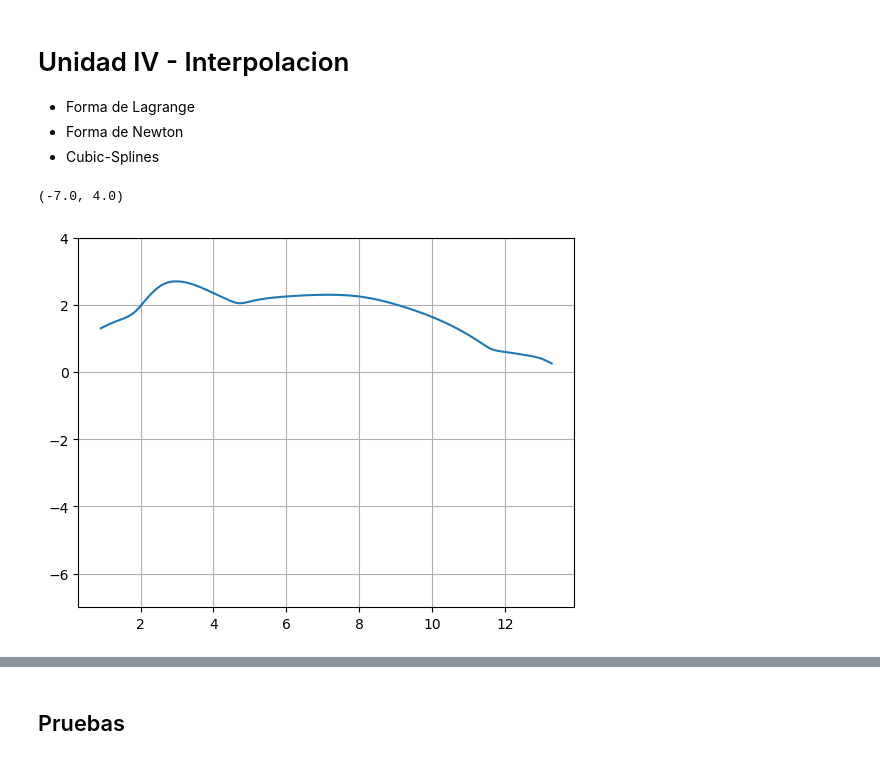
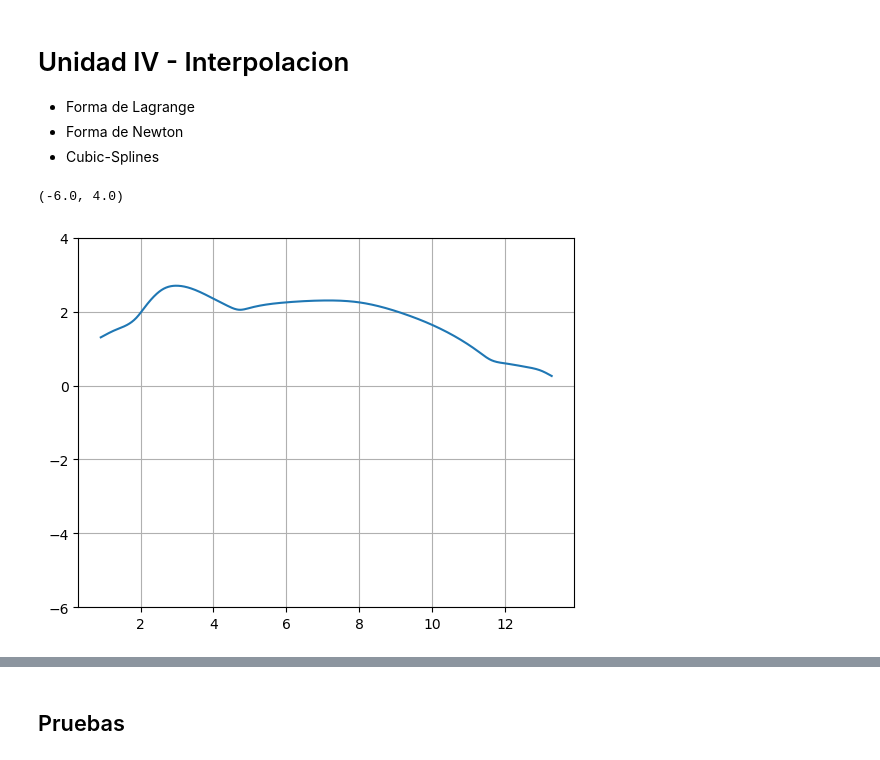
Before and after one commit to Benjafag/2do-parcial-metodos, a Jupyter notebook: Implementaciones.ipynb, the cells around one changed output, grey strips where cells are left out. Saved outputs shown, nothing was run; the diff lists cells and outputs as text; code cells hidden in the pictures.

```diff
--- a/Implementaciones.ipynb
+++ b/Implementaciones.ipynb
@@ -283,13 +305,14 @@ def polinomio_newton(a,x):
 # %%
 from scipy.interpolate import CubicSpline
 xs = np.array([.9,1.3,1.9,2.1,2.6,3.0,3.9,4.4,4.7,5.0,6.0,7,8,9.2,10.5,11.3,11.6,12,12.6,13,13.3])
 ys = np.array([1.3,1.5,1.85,2.1,2.6,2.7,2.4,2.15,2.05,2.1,2.25,2.3,2.25,1.95,1.4,.9,.7,.6,.5,.4,.25])
 cs = CubicSpline(xs,ys, bc_type='natural', extrapolate=False)
 x_vals = np.linspace(-1,15,1000)
 plt.plot(x_vals,cs(x_vals))
 plt.grid(True)
-plt.ylim(-7,4)
+plt.ylim(-6,4)
+CubicSpline)
 # %% [output]
-(-7.0, 4.0)
+(-6.0, 4.0)
-[figure, old version]
+[figure, new version]
 # %% [markdown]
```
Also changed, not shown: parts of 12 cells of this notebook.
